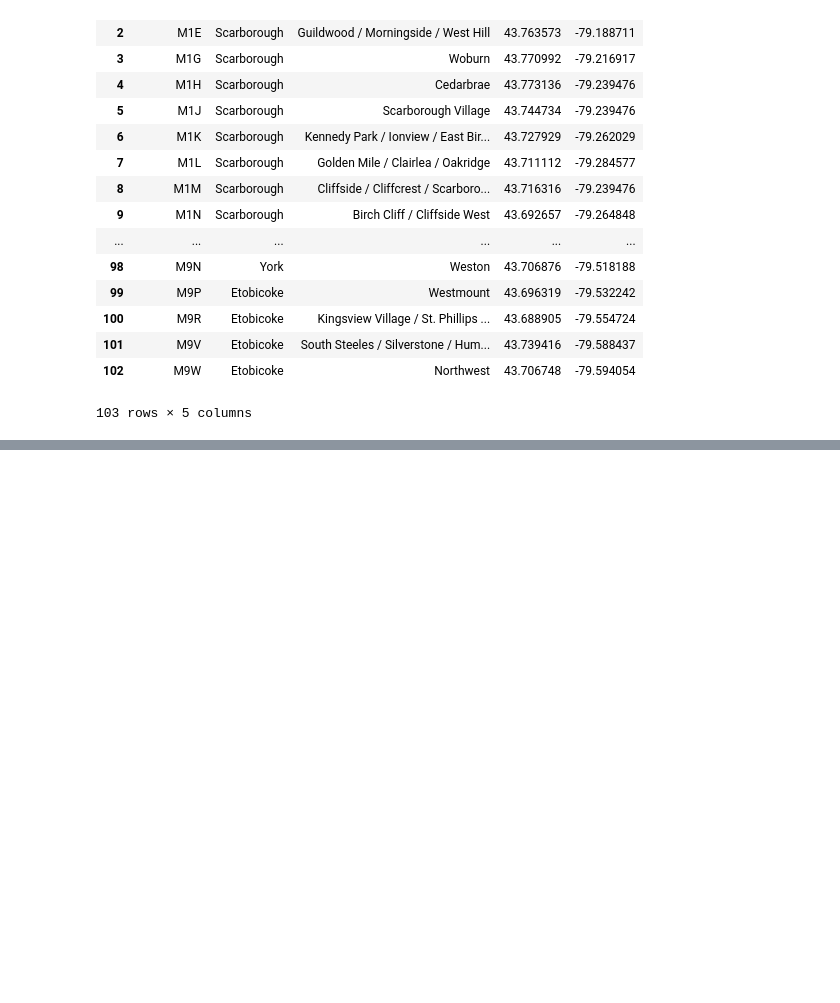
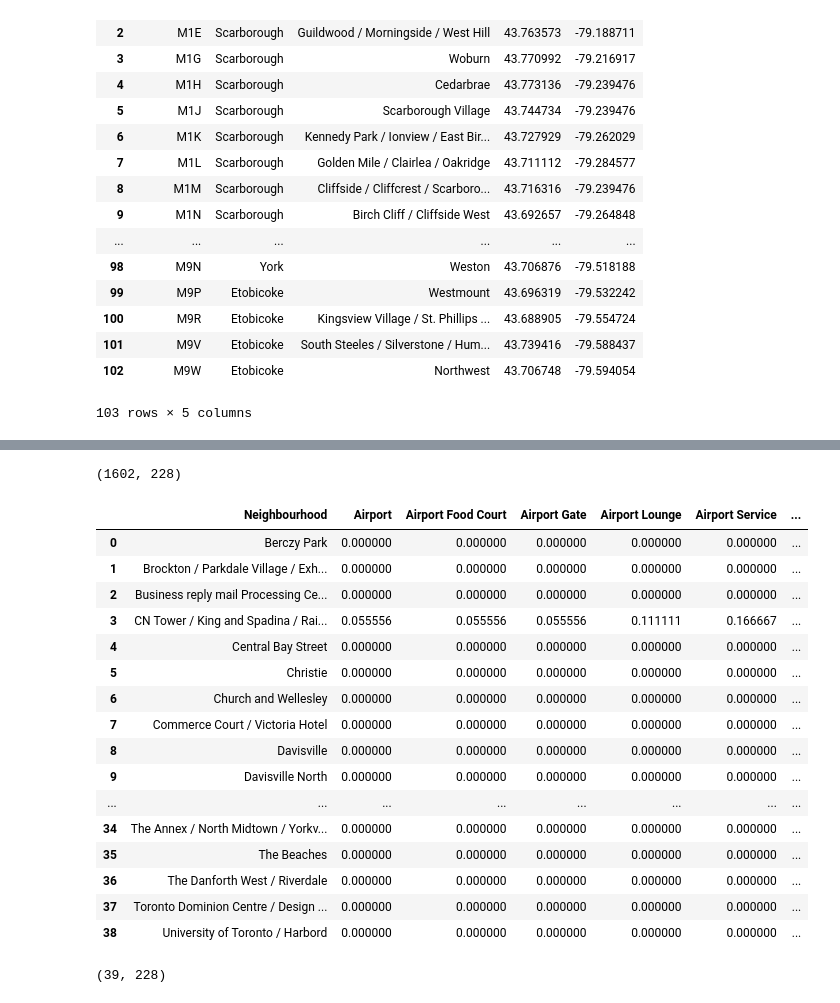
Before and after one commit to abhijatgoyal/capstone_project_IBMdatasciences_specialization, a Jupyter notebook: capstone_project_jupyter_notebook.ipynb, the cells around one changed output, grey strips where cells are left out. Saved outputs shown, nothing was run; the diff lists cells and outputs as text; code cells hidden in the pictures; blank space fills up the shorter version.

```diff
--- a/capstone_project_jupyter_notebook.ipynb
+++ b/capstone_project_jupyter_notebook.ipynb
@@ -186,0 +263,8 @@ final_df
+# %%
+CLIENT_ID = '05OG2O1INRLYQXB322IYJV0GUPIWBNSLSGVTLJNHYGN0R15Q' # your Foursquare ID
+CLIENT_SECRET = 'LVUJUGPUGFKZFAS5SDD1VQY51A5EWXNUQJDT0MAZFATWVH35' # your Foursquare Secret
+VERSION = '20180605' # Foursquare API version
+
+print('Your credentails:')
+print('CLIENT_ID: ' + CLIENT_ID)
+print('CLIENT_SECRET:' + CLIENT_SECRET)
@@ -186,0 +275,3 @@ final_df
+# %%
+LIMIT = 100 # limit of number of venues returned by Foursquare API
+radius = 500 # define radius
@@ -186,0 +318,5 @@ final_df
+# %%
+toronto_venues = getNearbyVenues(names=toronto_data['Neighborhood'],
+                                   latitudes=toronto_data['Latitude'],
+                                   longitudes=toronto_data['Longitude']
+                                  )
@@ -186,0 +374,16 @@ final_df
+# %%
+print('There are {} uniques categories.'.format(len(toronto_venues['Venue Category'].unique())))
+# one hot encoding
+toronto_onehot = pd.get_dummies(toronto_venues[['Venue Category']], prefix="", prefix_sep="")
+
+# add neighborhood column back to dataframe
+toronto_onehot['Neighborhood'] = toronto_venues['Neighborhood']
+
+# move neighborhood column to the first column
+cols=list(toronto_onehot.columns.values)
+cols.pop(cols.index('Neighborhood'))
+toronto_onehot=toronto_onehot[['Neighborhood']+cols]
+
+# rename Neighborhood for Neighbourhood so that future merge works
+toronto_onehot.rename(columns = {'Neighborhood': 'Neighbourhood'}, inplace = True)
+toronto_onehot.head()
@@ -186,0 +398,29 @@ final_df
+# %%
+toronto_onehot.shape
+# %% [output]
+(1602, 228)
+# %%
+toronto_grouped = toronto_onehot.groupby('Neighbourhood').mean().reset_index()
+toronto_grouped
+# %% [output]
+|  | Neighbourhood | Airport | Airport Food Court | Airport Gate | Airport Lounge | Airport Service | ... |
+| 0 | Berczy Park | 0.000000 | 0.000000 | 0.000000 | 0.000000 | 0.000000 | ... |
+| 1 | Brockton / Parkdale Village / Exh... | 0.000000 | 0.000000 | 0.000000 | 0.000000 | 0.000000 | ... |
+| 2 | Business reply mail Processing Ce... | 0.000000 | 0.000000 | 0.000000 | 0.000000 | 0.000000 | ... |
+| 3 | CN Tower / King and Spadina / Rai... | 0.055556 | 0.055556 | 0.055556 | 0.111111 | 0.166667 | ... |
+| 4 | Central Bay Street | 0.000000 | 0.000000 | 0.000000 | 0.000000 | 0.000000 | ... |
+| 5 | Christie | 0.000000 | 0.000000 | 0.000000 | 0.000000 | 0.000000 | ... |
+| 6 | Church and Wellesley | 0.000000 | 0.000000 | 0.000000 | 0.000000 | 0.000000 | ... |
+| 7 | Commerce Court / Victoria Hotel | 0.000000 | 0.000000 | 0.000000 | 0.000000 | 0.000000 | ... |
+| 8 | Davisville | 0.000000 | 0.000000 | 0.000000 | 0.000000 | 0.000000 | ... |
+| 9 | Davisville North | 0.000000 | 0.000000 | 0.000000 | 0.000000 | 0.000000 | ... |
+| ... | ... | ... | ... | ... | ... | ... | ... |
+| 34 | The Annex / North Midtown / Yorkv... | 0.000000 | 0.000000 | 0.000000 | 0.000000 | 0.000000 | ... |
+| 35 | The Beaches | 0.000000 | 0.000000 | 0.000000 | 0.000000 | 0.000000 | ... |
+| 36 | The Danforth West / Riverdale | 0.000000 | 0.000000 | 0.000000 | 0.000000 | 0.000000 | ... |
+| 37 | Toronto Dominion Centre / Design ... | 0.000000 | 0.000000 | 0.000000 | 0.000000 | 0.000000 | ... |
+| 38 | University of Toronto / Harbord | 0.000000 | 0.000000 | 0.000000 | 0.000000 | 0.000000 | ... |
+# %%
+toronto_grouped.shape
+# %% [output]
+(39, 228)
```
Also changed, not shown: parts of 18 cells of this notebook.
